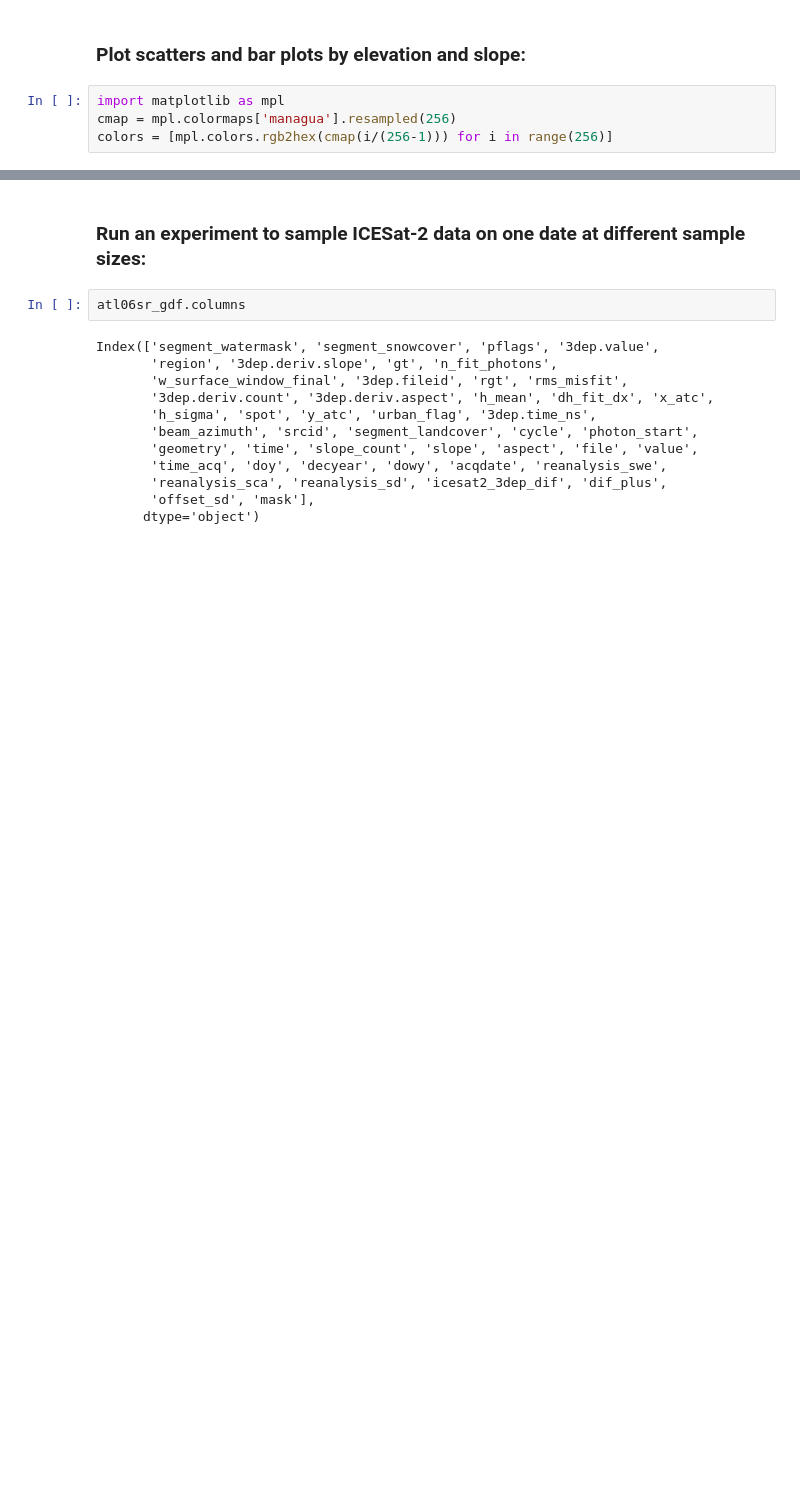
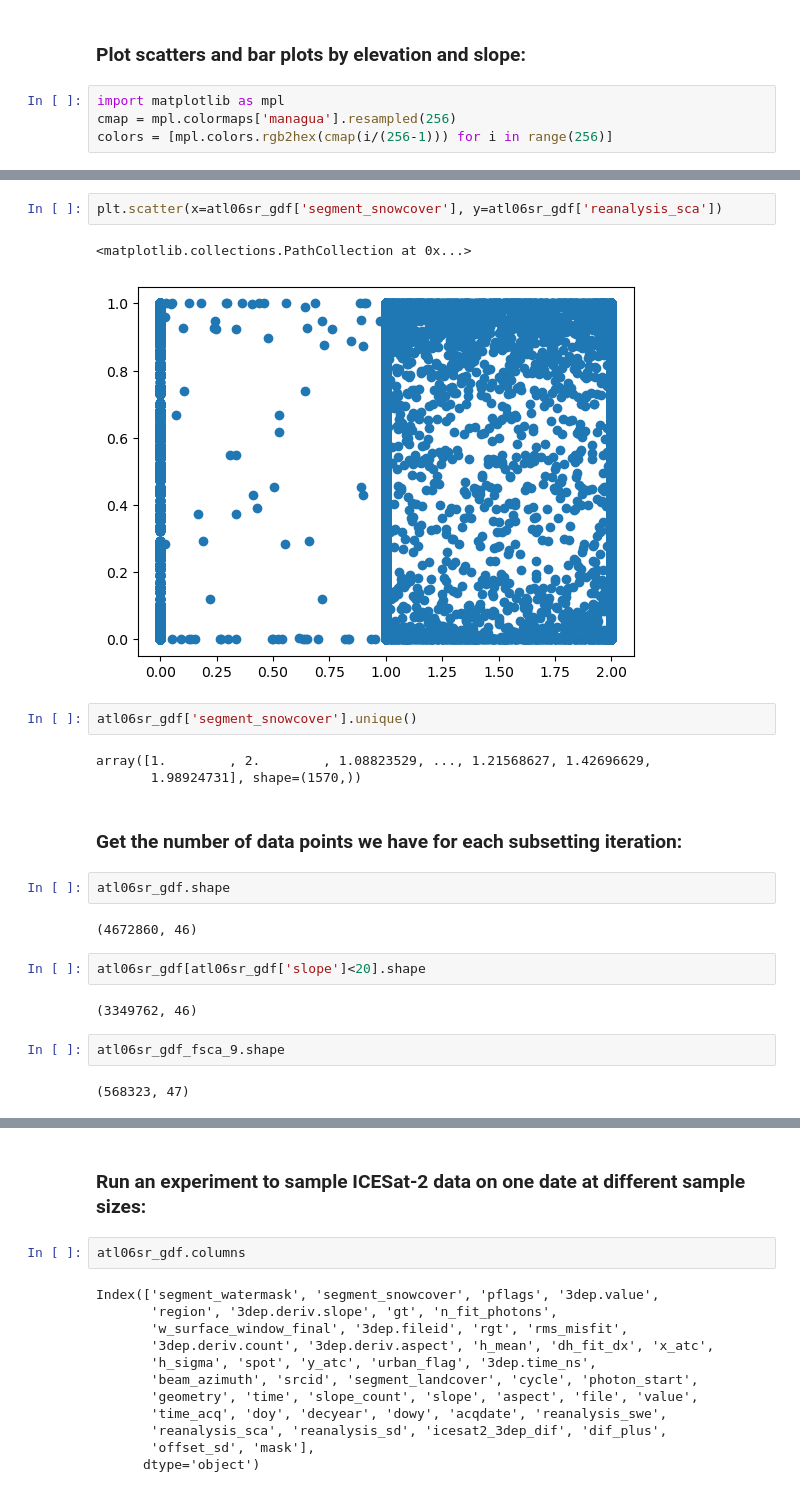
Before and after one commit to bessoh2/analog_snowmapping, a Jupyter notebook: notebooks/figure_making/slope_scatter_plots.ipynb, the cells around one changed output, grey strips where cells are left out. Saved outputs shown, nothing was run; the diff lists cells and outputs as text; blank space fills up the shorter version.

```diff
--- a/notebooks/figure_making/slope_scatter_plots.ipynb
+++ b/notebooks/figure_making/slope_scatter_plots.ipynb
@@ -594,0 +1071,24 @@ combined
+# %%
+plt.scatter(x=atl06sr_gdf['segment_snowcover'], y=atl06sr_gdf['reanalysis_sca'])
+# %% [output]
+<matplotlib.collections.PathCollection at 0x...>
+[figure, added]
+# %%
+atl06sr_gdf['segment_snowcover'].unique()
+# %% [output]
+array([1.        , 2.        , 1.08823529, ..., 1.21568627, 1.42696629,
+       1.98924731], shape=(1570,))
+# %% [markdown]
+### Get the number of data points we have for each subsetting iteration:
+# %%
+atl06sr_gdf.shape
+# %% [output]
+(4672860, 46)
+# %%
+atl06sr_gdf[atl06sr_gdf['slope']<20].shape
+# %% [output]
+(3349762, 46)
+# %%
+atl06sr_gdf_fsca_9.shape
+# %% [output]
+(568323, 47)
```
Also changed, not shown: parts of 40 cells of this notebook, 8 other files.
